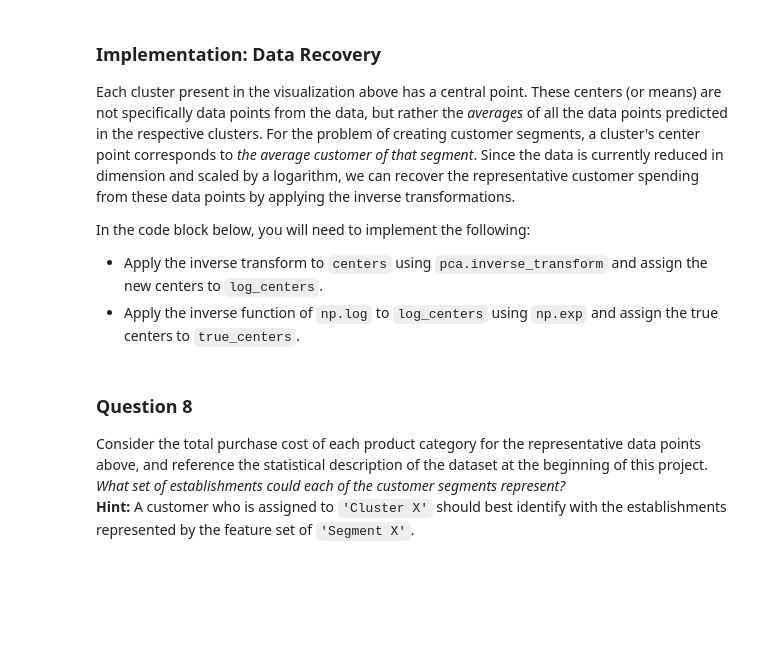
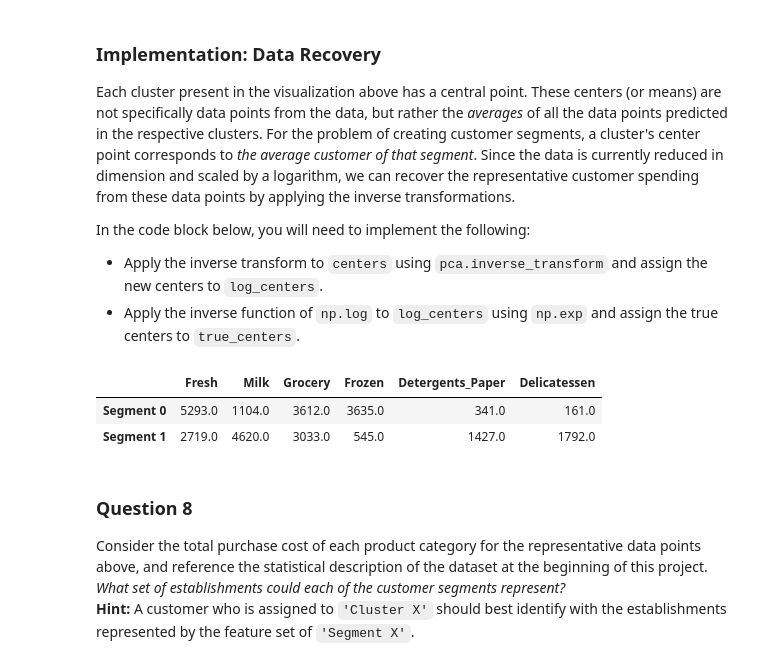
Before and after one commit to Alextnelson/CustomerSegments, a Jupyter notebook: customer_segments.ipynb, the cells around one changed output. Saved outputs shown, nothing was run; the diff lists cells and outputs as text; code cells hidden in the pictures; blank space fills up the shorter version.

```diff
--- a/customer_segments.ipynb
+++ b/customer_segments.ipynb
@@ -442,17 +474,21 @@ In the code block below, you will need to implement the following:
  - Apply the inverse transform to `centers` using `pca.inverse_transform` and assign the new centers to `log_centers`.
  - Apply the inverse function of `np.log` to `log_centers` using `np.exp` and assign the true centers to `true_centers`.
 # %%
-# TODO: Inverse transform the centers
-log_centers = None
+# Inverse transform the centers
+log_centers = pca.inverse_transform(centers)
 
-# TODO: Exponentiate the centers
-true_centers = None
+# Exponentiate the centers
+true_centers = np.exp(log_centers)
 
 # Display the true centers
 segments = ['Segment {}'.format(i) for i in range(0,len(centers))]
 true_centers = pd.DataFrame(np.round(true_centers), columns = data.keys())
 true_centers.index = segments
 display(true_centers)
+# %% [output]
+|  | Fresh | Milk | Grocery | Frozen | Detergents_Paper | Delicatessen |
+| Segment 0 | 5293.0 | 1104.0 | 3612.0 | 3635.0 | 341.0 | 161.0 |
+| Segment 1 | 2719.0 | 4620.0 | 3033.0 | 545.0 | 1427.0 | 1792.0 |
 # %% [markdown]
 ### Question 8
 Consider the total purchase cost of each product category for the representative data points above, and reference the statistical description of the dataset at the beginning of this project. *What set of establishments could each of the customer segments represent?*
```
Also changed, not shown: parts of 18 cells of this notebook, 1 other file.
